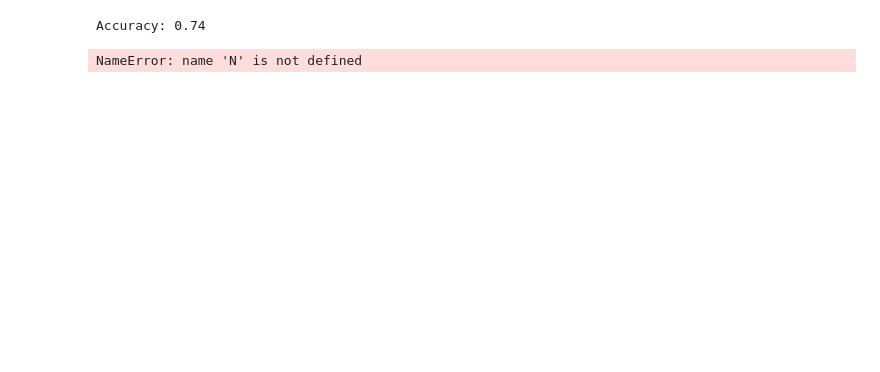
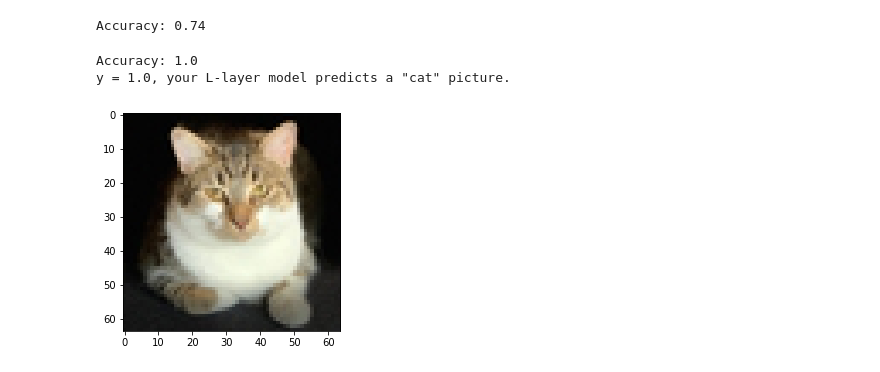
Before and after one commit to CowboysAndCosmonauts/kitty-id, a Jupyter notebook: Cat Checker Notebook.ipynb, the cells around one changed output. Drawn from its saved outputs; the diff is of its cells as text; code cells hidden in the pictures; blank space fills up the shorter version.

```diff
--- a/Cat Checker Notebook.ipynb
+++ b/Cat Checker Notebook.ipynb
@@ -48,24 +48,26 @@ test_accuracy = N.predict(test_set_x, test_set_y, model)
 # %% [output]
 Accuracy: 0.74
 # %%
-my_image = "dog_resize.jpg"
-my_label_y = [0] # (1 -> cat, 0 -> non-cat)
+my_image = "levi_2_resize.jpg"
+my_label_y = [1] # (1 -> cat, 0 -> non-cat)
 
 fname = "images/" + my_image
 image = np.array(imageio.imread(fname))
 
 my_image_flatten = image.reshape(64*64*3, 1)
 
 
 my_image = my_image_flatten/255.
 
 
 my_predicted_image = N.predict(my_image, my_label_y, model)
 
 plt.imshow(image)
 print ("y = " + str(np.squeeze(my_predicted_image)) + ", your L-layer model predicts a \"" + classes[int(np.squeeze(my_predicted_image)),].decode("utf-8") +  "\" picture.")
 # %% [output]
-NameError: name 'N' is not defined
+Accuracy: 1.0
+y = 1.0, your L-layer model predicts a "cat" picture.
+[figure, added]
 # %%
 print_mislabeled_images(classes, test_set_x, test_set_y, test_accuracy)
 # %% [output]
```
Also changed, not shown: parts of 3 cells of this notebook.
